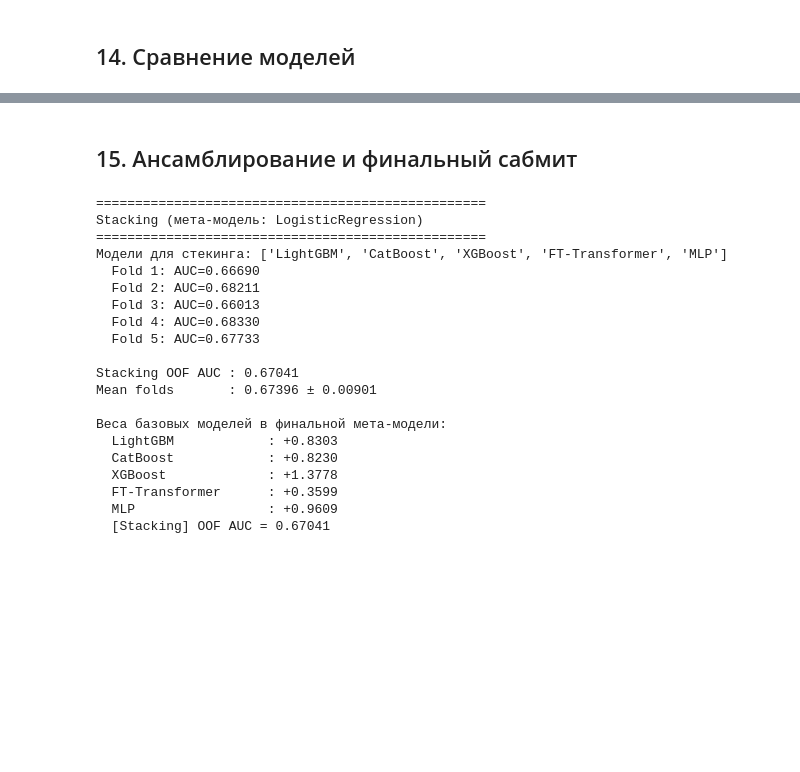
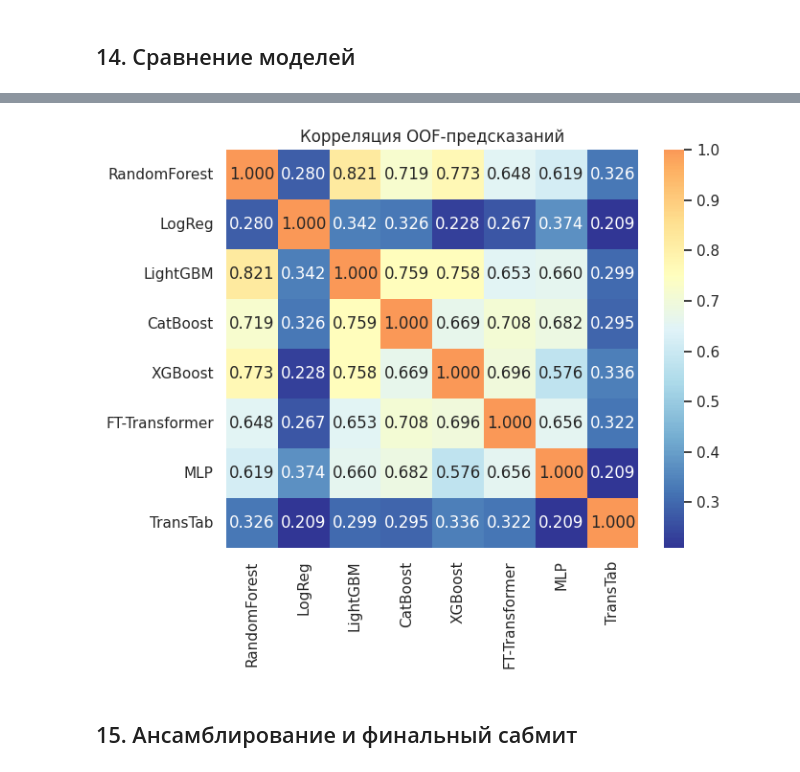
Before and after one commit to zhansluu/secret-action-prediction, a Jupyter notebook: solution.ipynb, the cells around one changed output, grey strips where cells are left out. Cells and saved outputs as stored; diff of their text form; code cells hidden in the pictures; blank space fills up the shorter version.

```diff
--- a/solution.ipynb
+++ b/solution.ipynb
@@ -1254,8 +1209,0 @@ Mean folds: 0.53617 ± 0.02433
-# %%
-if "TransTab" in MODEL_RESULTS:
-    del MODEL_RESULTS["TransTab"]
-    print("TransTab исключён из ансамбля (OOF AUC < 0.5)")
-
-print("Модели в ансамбле:")
-for name, m in sorted(MODEL_RESULTS.items(), key=lambda x: -x[1]["auc"]):
-    print(f"  {name:20s}: OOF AUC = {m['auc']:.5f}")
@@ -1599,59 +1482,13 @@ plt.tight_layout(); plt.show()
+# %%
+full_cov_models = {k: v for k, v in MODEL_RESULTS.items() if v["full_coverage"]}
+oof_matrix = pd.DataFrame({name: m["oof"] for name, m in full_cov_models.items()})
+corr = oof_matrix.corr()
+
+fig, ax = plt.subplots(figsize=(7, 6))
+sns.heatmap(corr, annot=True, fmt=".3f", cmap="RdYlBu_r", center=0.75, ax=ax)
+ax.set_title("Корреляция OOF-предсказаний")
+plt.tight_layout(); plt.show()
+# %% [output]
+[figure, added]
 # %% [markdown]
 ## 15. Ансамблирование и финальный сабмит
-# %%
-print("=" * 50); print("Stacking (мета-модель: LogisticRegression)"); print("=" * 50)
-
-STACK_MODELS = [name for name in MODEL_RESULTS
-                if name not in ("RandomForest",) and MODEL_RESULTS[name]["auc"] > 0.55]
-print(f"Модели для стекинга: {STACK_MODELS}")
-
-meta_X_train = np.column_stack([MODEL_RESULTS[name]["oof"]  for name in STACK_MODELS])
-meta_X_test  = np.column_stack([MODEL_RESULTS[name]["test"] for name in STACK_MODELS])
-
-skf = StratifiedKFold(n_splits=N_FOLDS, shuffle=True, random_state=RANDOM_STATE)
-oof_stack = np.zeros(len(meta_X_train)); test_stack = np.zeros(len(meta_X_test)); stack_scores = []
-
-for fold, (tr, val) in enumerate(skf.split(meta_X_train, y)):
-    meta_model = LogisticRegression(class_weight="balanced", C=1.0,
-                                    max_iter=500, random_state=RANDOM_STATE)
-    meta_model.fit(meta_X_train[tr], y[tr])
-    vp = meta_model.predict_proba(meta_X_train[val])[:, 1]
-    oof_stack[val] = vp
-    test_stack += meta_model.predict_proba(meta_X_test)[:, 1] / N_FOLDS
-    sc = roc_auc_score(y[val], vp)
-    stack_scores.append(sc)
-    print(f"  Fold {fold+1}: AUC={sc:.5f}")
-
-stack_auc = roc_auc_score(y, oof_stack)
-print(f"\nStacking OOF AUC : {stack_auc:.5f}")
-print(f"Mean folds       : {np.mean(stack_scores):.5f} ± {np.std(stack_scores):.5f}")
-
-final_meta = LogisticRegression(class_weight="balanced", C=1.0,
-                                max_iter=500, random_state=RANDOM_STATE)
-final_meta.fit(meta_X_train, y)
-print("\nВеса базовых моделей в финальной мета-модели:")
-for name, coef in zip(STACK_MODELS, final_meta.coef_[0]):
-    print(f"  {name:20s}: {coef:+.4f}")
-
-register("Stacking", oof_stack, test_stack, y)
-# %% [output]
-==================================================
-Stacking (мета-модель: LogisticRegression)
-==================================================
-Модели для стекинга: ['LightGBM', 'CatBoost', 'XGBoost', 'FT-Transformer', 'MLP']
-  Fold 1: AUC=0.66690
-  Fold 2: AUC=0.68211
-  Fold 3: AUC=0.66013
-  Fold 4: AUC=0.68330
-  Fold 5: AUC=0.67733
-
-Stacking OOF AUC : 0.67041
-Mean folds       : 0.67396 ± 0.00901
-
-Веса базовых моделей в финальной мета-модели:
-  LightGBM            : +0.8303
-  CatBoost            : +0.8230
-  XGBoost             : +1.3778
-  FT-Transformer      : +0.3599
-  MLP                 : +0.9609
-  [Stacking] OOF AUC = 0.67041
```
Also changed, not shown: parts of 69 cells of this notebook.
